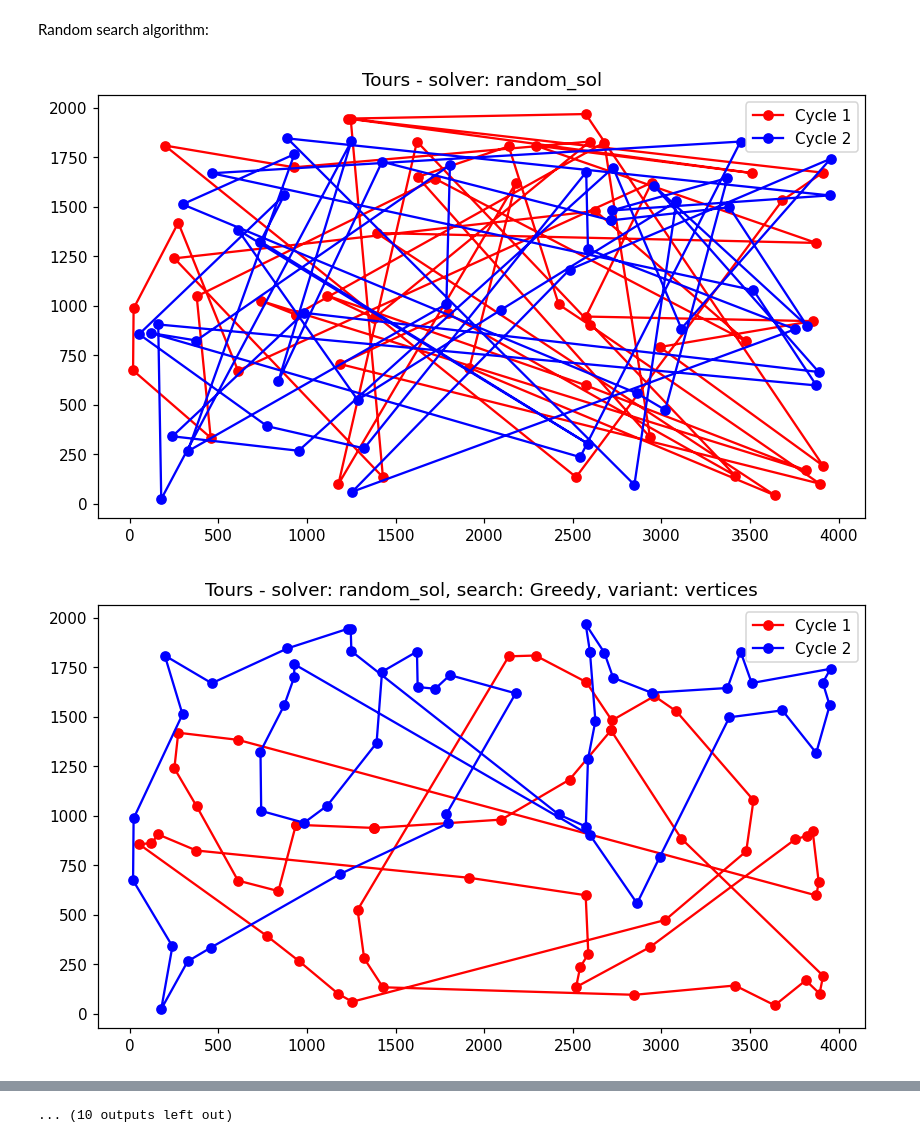
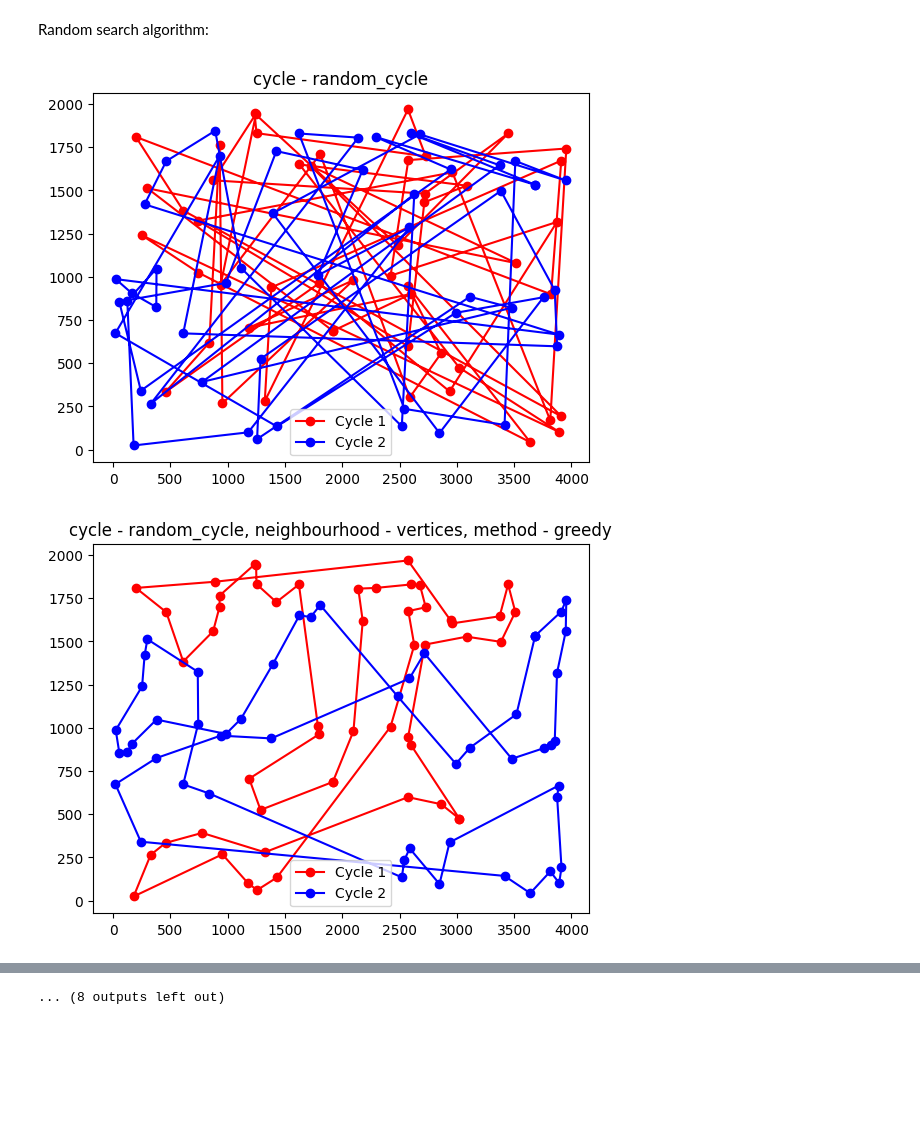
Before and after one commit to maciejm2517/imo-lab, a Jupyter notebook: lab2/imo_1.ipynb, the cells around one changed output, grey strips where cells are left out. Drawn from its saved outputs; the diff is of its cells as text; code cells hidden in the pictures; blank space fills up the shorter version.

Commit message:
plot and images added

```diff
--- a/lab2/imo_1.ipynb
+++ b/lab2/imo_1.ipynb
@@ -15,7 +15,7 @@ import itertools
 import time
 import multiprocessing as mp
 from copy import deepcopy
-plt.rc('figure', dpi=110, figsize=(9, 5))
+# plt.rc('figure', dpi=110, figsize=(9, 5))
 # %% [markdown]
 Reading instance functions:
 # %%
@@ -205,7 +205,7 @@ def regret(args):
             unvisited.remove(best_city)
     return [tour1,tour2]
 
-def random_sol(args):
+def random_cycle(args):
     cities, _ = args
     n = cities.shape[0]
     remaining = list(range(n))
@@ -375,43 +375,43 @@ def plot_optimized_tours(positions, cycle1, cycle2, method):
 
     # Add legend and title
     plt.legend()
-    plt.title('Tours - '+method)
+    plt.title(method)
     plt.show()
 # %%
 score_results = []
 time_results = []
 for file in ['kroa.csv','krob.csv']:
     coords = pd.read_csv(file, sep=' ')
     positions=np.array([coords['x'], coords['y']]).T
     cities = np.round(pairwise_distances(np.array(positions)))
 
     local_variants = [Greedy(cities, "vertices"), Steepest(cities, "vertices"), Greedy(cities, "edges"), Steepest(cities, "edges")]
     # local_variants = [GreedySearch(cities, "vertices")]
-    for solve in [random_sol, regret]:
+    for solve in [random_cycle, regret]:
         solutions = list(map(solve, [(cities, i) for i in range(100)]))
         scores = [score(cities, x) for x in solutions]
         score_results.append(dict(file=file, function=solve.__name__, search="none", variant="none", min=int(min(scores)), mean=int(np.mean(scores)), max=int(max(scores))))
         best_idx = np.argmin(scores)
         best = solutions[best_idx]
-        plot_optimized_tours(positions, *best, f'solver: {solve.__name__}')
+        plot_optimized_tours(positions, *best, f'cycle - {solve.__name__}')
         for local_search in local_variants:
             times, new_solutions = zip(*list(map(local_search, solutions)))
             new_scores = [score(cities, x) for x in new_solutions]
             best = new_solutions[best_idx]
-            plot_optimized_tours(positions, *best, f'solver: {solve.__name__}, search: {type(local_search).__name__}, variant: {local_search.variant}')
+            plot_optimized_tours(positions, *best, f'cycle - {solve.__name__}, neighbourhood - {local_search.variant}, method - {(type(local_search).__name__).lower()}')
             score_results.append(dict(file=file, function=solve.__name__, search=type(local_search).__name__, variant=local_search.variant, min=int(min(new_scores)), mean=int(np.mean(new_scores)), max=int(max(new_scores))))
             time_results.append(dict(file=file, function=solve.__name__, search=type(local_search).__name__,variant=local_search.variant, min=float(min(times)), mean=float(np.mean(times)), max=float(max(times))))
         if solve.__name__ == "random_sol":
             temp_pd = pd.DataFrame(time_results)
             time_limit = max(temp_pd[temp_pd["file"]==file]["mean"])
             random_search = RandomSearch(cities, time_limit)
             random_solutions = list(map(random_search, solutions))
             random_scores = [score(cities, x) for x in random_solutions]
             best = random_solutions[best_idx]
-            plot_optimized_tours(positions, *best, f'solver: {solve.__name__}, search: {type(random_search).__name__}')
+            plot_optimized_tours(positions, *best, f'cycle - {solve.__name__}, method - {(type(random_search).__name__).lower()}')
             score_results.append(dict(file=file, function=solve.__name__, search=type(random_search).__name__, variant="none", min=int(min(random_scores)), mean=int(np.mean(random_scores)), max=int(max(random_scores))))
 scores = pd.DataFrame(score_results)
 times = pd.DataFrame(time_results)
 # %% [output]
-[figure, old version]
+[figure, new version]
-[figure, old version]
+[figure, new version]
@@ -428,4 +428,4 @@ times = pd.DataFrame(time_results)
-... (10 outputs left out)
+... (8 outputs left out)
 # %%
 scores
 # %% [output]
```
Also changed, not shown: parts of 3 cells of this notebook, 20 other files.
